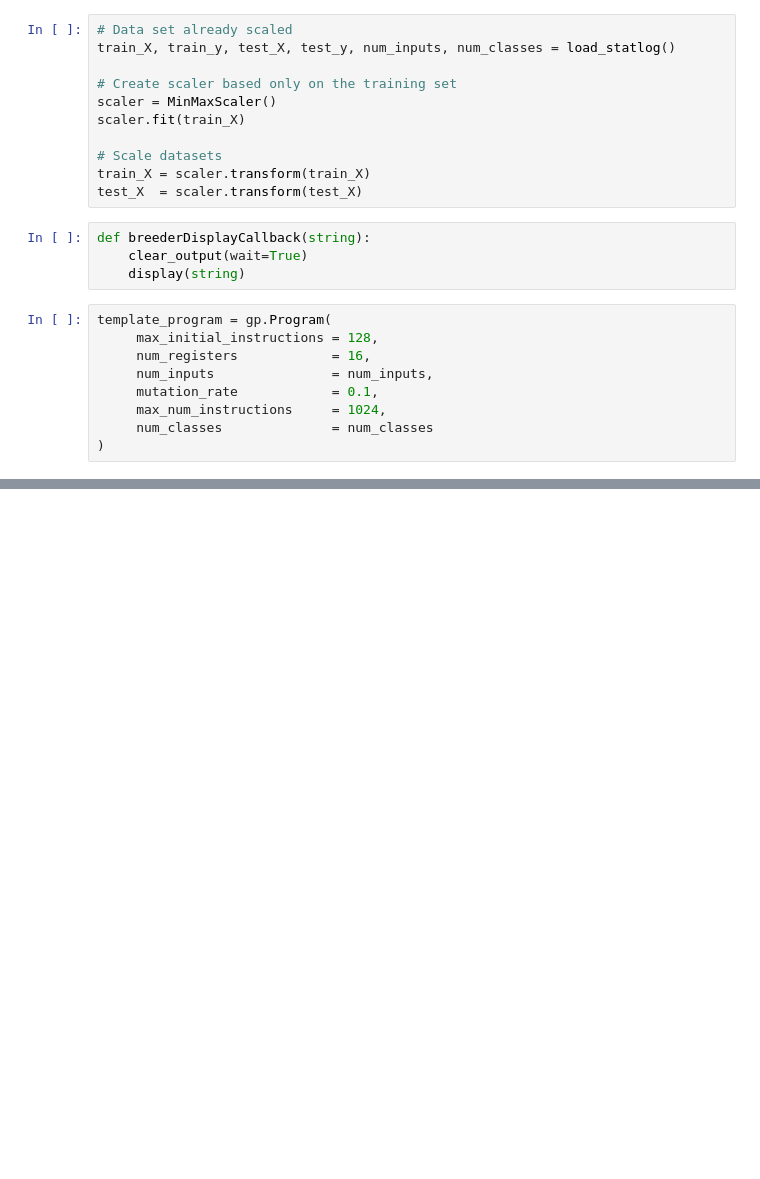
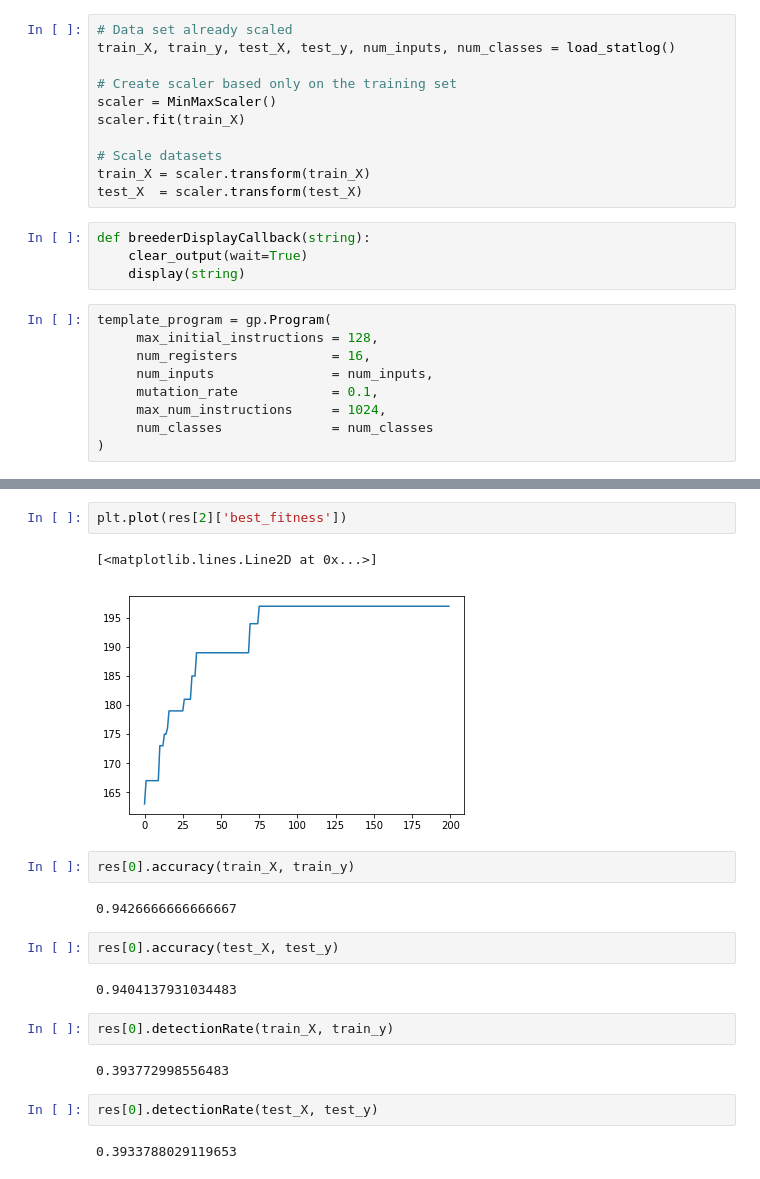
Before and after one commit to MattAlanWright/PyGP, a Jupyter notebook: Shuttle Statlog Data Set Class Sampling Breeder.ipynb, the cells around one changed output, grey strips where cells are left out. Saved outputs shown, nothing was run; the diff lists cells and outputs as text; blank space fills up the shorter version.

```diff
--- a/Shuttle Statlog Data Set Class Sampling Breeder.ipynb
+++ b/Shuttle Statlog Data Set Class Sampling Breeder.ipynb
@@ -111,0 +66,21 @@ p[0].detectionRate(test_X, test_y)
+# %%
+plt.plot(res[2]['best_fitness'])
+# %% [output]
+[<matplotlib.lines.Line2D at 0x...>]
+[figure, added]
+# %%
+res[0].accuracy(train_X, train_y)
+# %% [output]
+0.9426666666666667
+# %%
+res[0].accuracy(test_X, test_y)
+# %% [output]
+0.9404137931034483
+# %%
+res[0].detectionRate(train_X, train_y)
+# %% [output]
+0.393772998556483
+# %%
+res[0].detectionRate(test_X, test_y)
+# %% [output]
+0.3933788029119653
```
Also changed, not shown: parts of 49 cells of this notebook, 3 other files.
